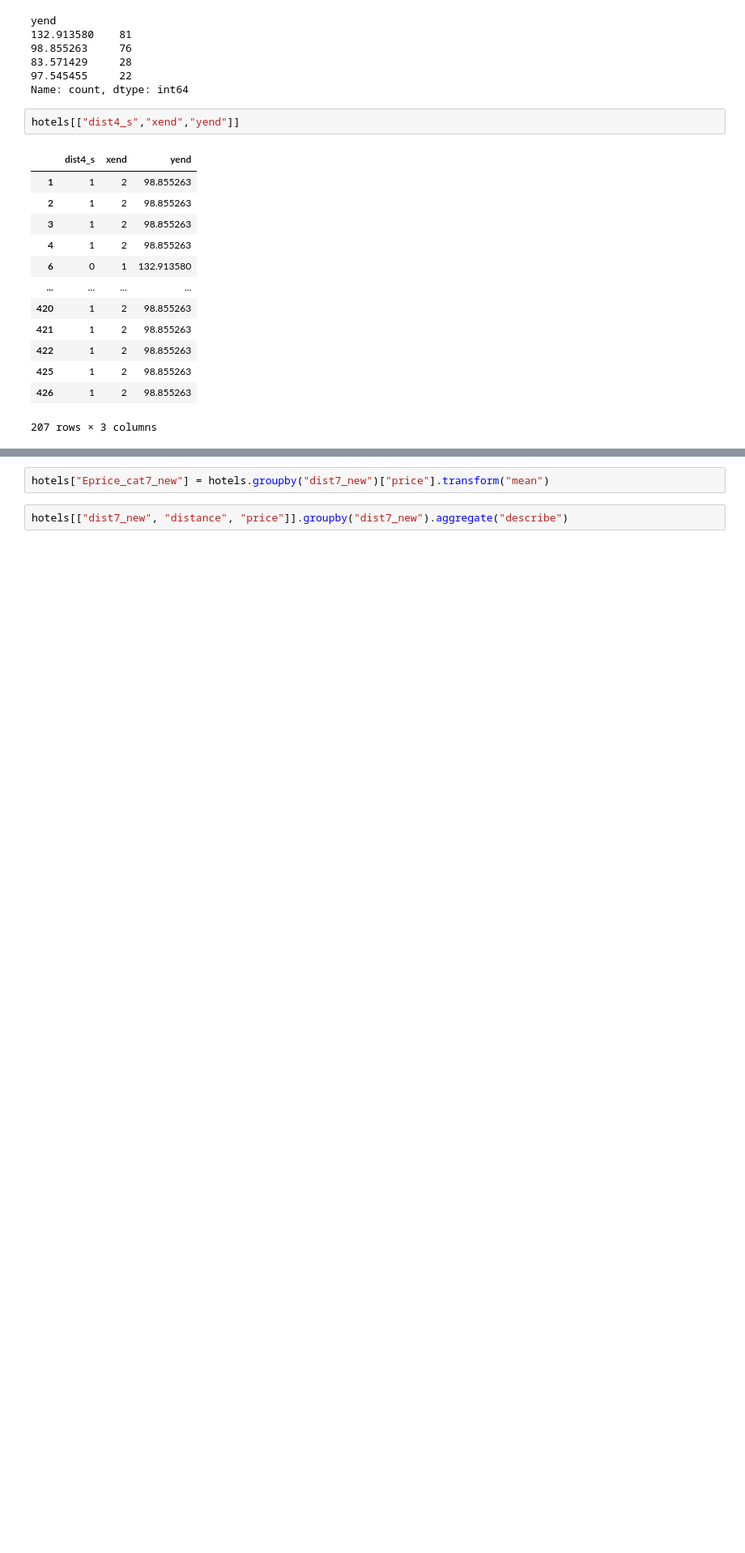
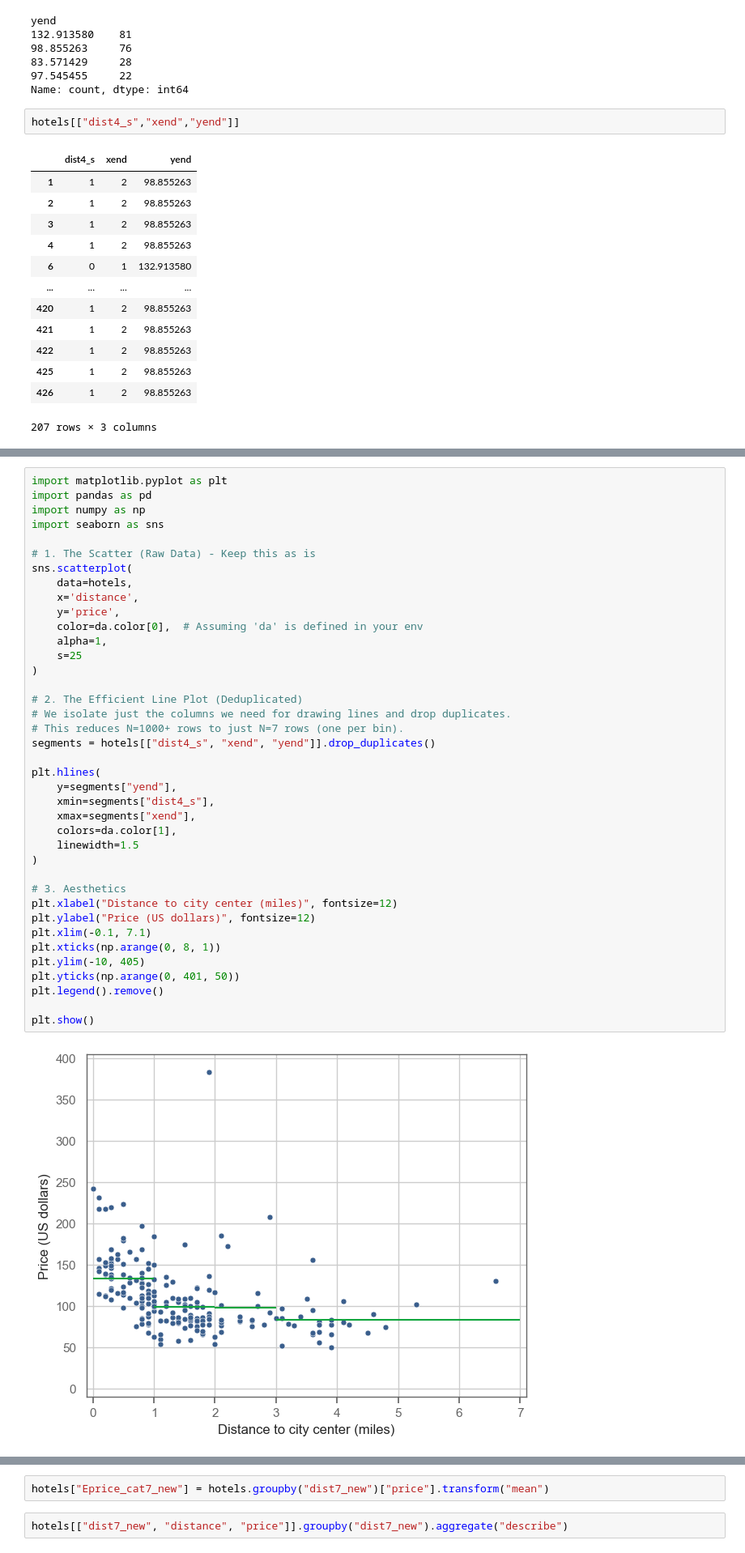
Before and after one commit to dan-iall/da_case_studies, a Jupyter notebook: ch07-hotels-simple-reg/ch07-hotels-simple-reg.ipynb, the cells around one changed output, grey strips where cells are left out. Shown at 81% size. Saved outputs shown, nothing was run; the diff lists cells and outputs as text; blank space fills up the shorter version.

```diff
--- a/ch07-hotels-simple-reg/ch07-hotels-simple-reg.ipynb
+++ b/ch07-hotels-simple-reg/ch07-hotels-simple-reg.ipynb
@@ -399,2 +453,43 @@ No artists with labels found to put in legend.  Note that artists whose label st
 [figure]
+# %%
+import matplotlib.pyplot as plt
+import pandas as pd
+import numpy as np
+import seaborn as sns
+
+# 1. The Scatter (Raw Data) - Keep this as is
+sns.scatterplot(
+    data=hotels,
+    x='distance',
+    y='price',
+    color=da.color[0],  # Assuming 'da' is defined in your env
+    alpha=1,
+    s=25
+)
+
+# 2. The Efficient Line Plot (Deduplicated)
+# We isolate just the columns we need for drawing lines and drop duplicates.
+# This reduces N=1000+ rows to just N=7 rows (one per bin).
+segments = hotels[["dist4_s", "xend", "yend"]].drop_duplicates()
+
+plt.hlines(
+    y=segments["yend"],
+    xmin=segments["dist4_s"],
+    xmax=segments["xend"],
+    colors=da.color[1],
+    linewidth=1.5
+)
+
+# 3. Aesthetics
+plt.xlabel("Distance to city center (miles)", fontsize=12)
+plt.ylabel("Price (US dollars)", fontsize=12)
+plt.xlim(-0.1, 7.1)
+plt.xticks(np.arange(0, 8, 1))
+plt.ylim(-10, 405)
+plt.yticks(np.arange(0, 401, 50))
+plt.legend().remove()
+
+plt.show()
+# %% [output]
+[figure, added]
 # %%
```
Also changed, not shown: parts of 18 cells of this notebook, 1 other file.
